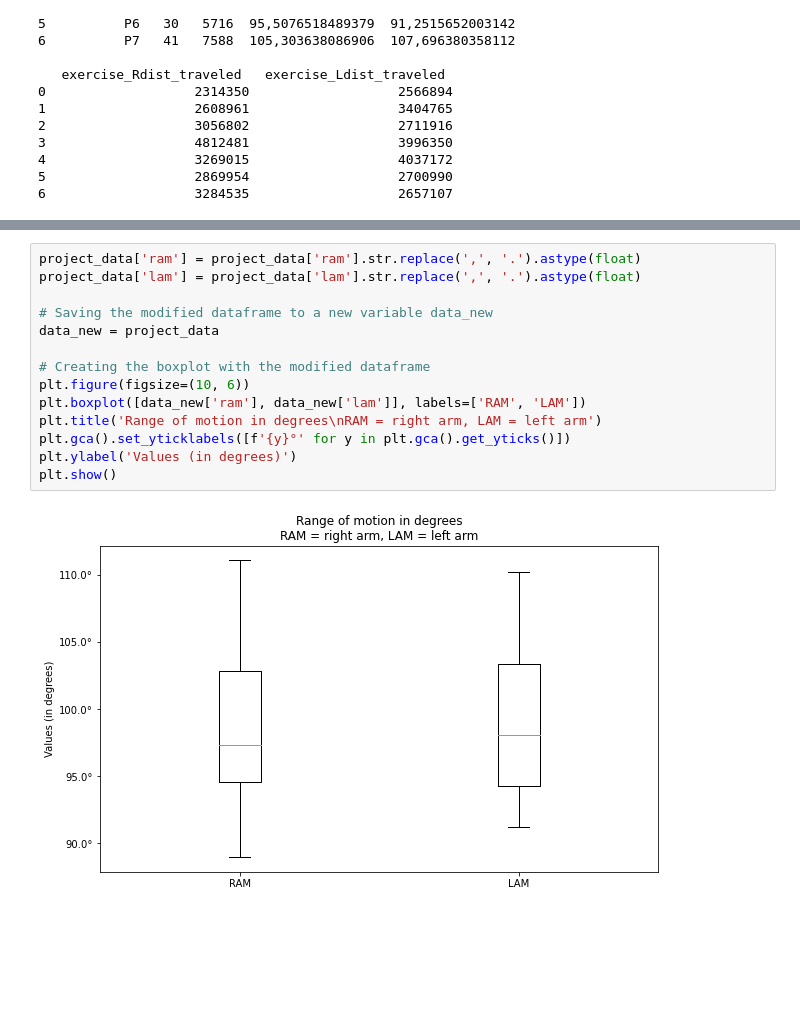
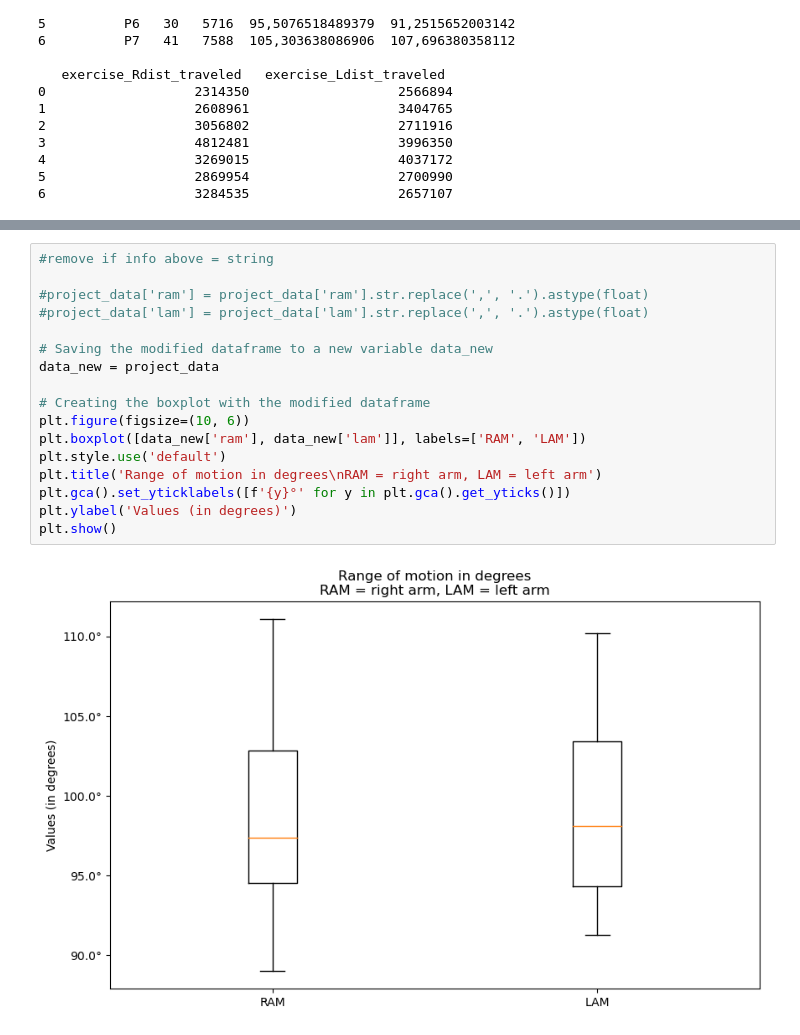
Before and after one commit to faufreiter/motion_capture, a Jupyter notebook: data/data_collection.ipynb, the cells around one changed output, grey strips where cells are left out. Saved outputs shown, nothing was run; the diff lists cells and outputs as text; blank space fills up the shorter version.

Commit message:
adding plots

```diff
--- a/data/data_collection.ipynb
+++ b/data/data_collection.ipynb
@@ -39,17 +39,20 @@ exercise_Ldist_traveled      int64
 dtype: object
 # %%
-project_data['ram'] = project_data['ram'].str.replace(',', '.').astype(float)
-project_data['lam'] = project_data['lam'].str.replace(',', '.').astype(float)
+#remove if info above = string
+
+#project_data['ram'] = project_data['ram'].str.replace(',', '.').astype(float)
+#project_data['lam'] = project_data['lam'].str.replace(',', '.').astype(float)
 
 # Saving the modified dataframe to a new variable data_new
 data_new = project_data
 
 # Creating the boxplot with the modified dataframe
 plt.figure(figsize=(10, 6))
 plt.boxplot([data_new['ram'], data_new['lam']], labels=['RAM', 'LAM'])
+plt.style.use('default')
 plt.title('Range of motion in degrees\nRAM = right arm, LAM = left arm')
 plt.gca().set_yticklabels([f'{y}°' for y in plt.gca().get_yticks()])
 plt.ylabel('Values (in degrees)')
 plt.show()
 # %% [output]
-[figure, old version]
+[figure, new version]
```
Also changed, not shown: parts of 7 cells of this notebook.
